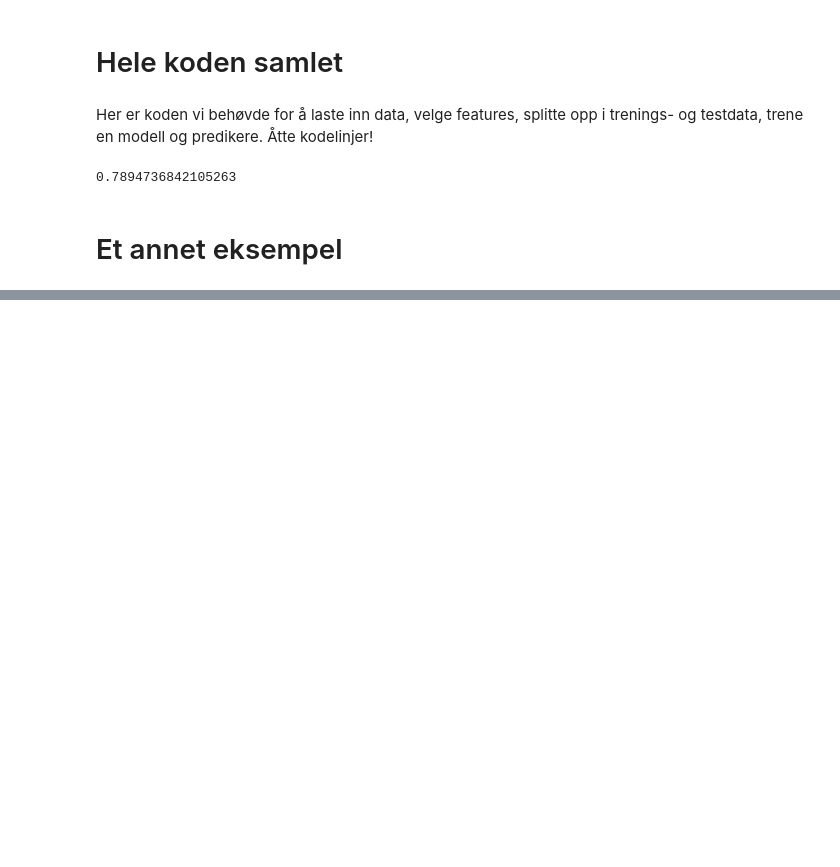
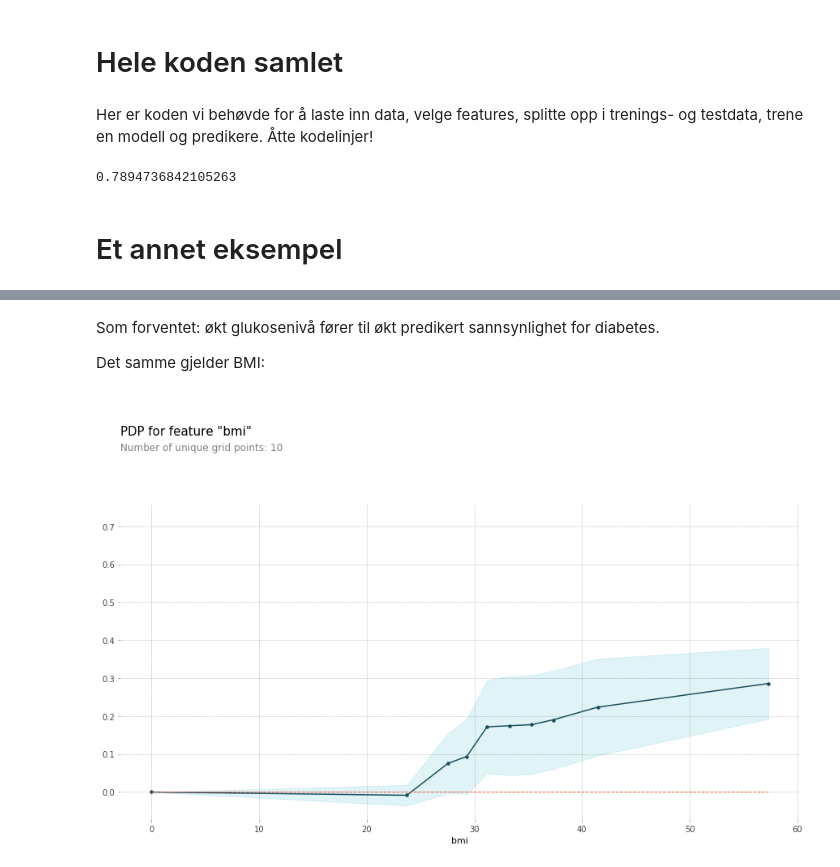
Before and after one commit to MMIV-ML/ELMED219-2020, a Jupyter notebook: notebooks/ELMED219-Lab0-Enkle_eksempler.ipynb, the cells around one changed output, grey strips where cells are left out. Saved outputs shown, nothing was run; the diff lists cells and outputs as text; code cells hidden in the pictures; blank space fills up the shorter version.

```diff
--- a/notebooks/ELMED219-Lab0-Enkle_eksempler.ipynb
+++ b/notebooks/ELMED219-Lab0-Enkle_eksempler.ipynb
@@ -416,0 +697,10 @@ accuracy_score(y_test, y_pred)
+# %% [markdown]
+Som forventet: økt glukosenivå fører til økt predikert sannsynlighet for diabetes.
+
+Det samme gjelder BMI:
+# %%
+pdp_goals = pdp.pdp_isolate(model=rf, dataset=X_test, model_features=X_test.columns.tolist(), feature='bmi')
+pdp.pdp_plot(pdp_goals, 'bmi')
+plt.show()
+# %% [output]
+[figure, added]
```
Also changed, not shown: parts of 66 cells of this notebook, 3 other files.
